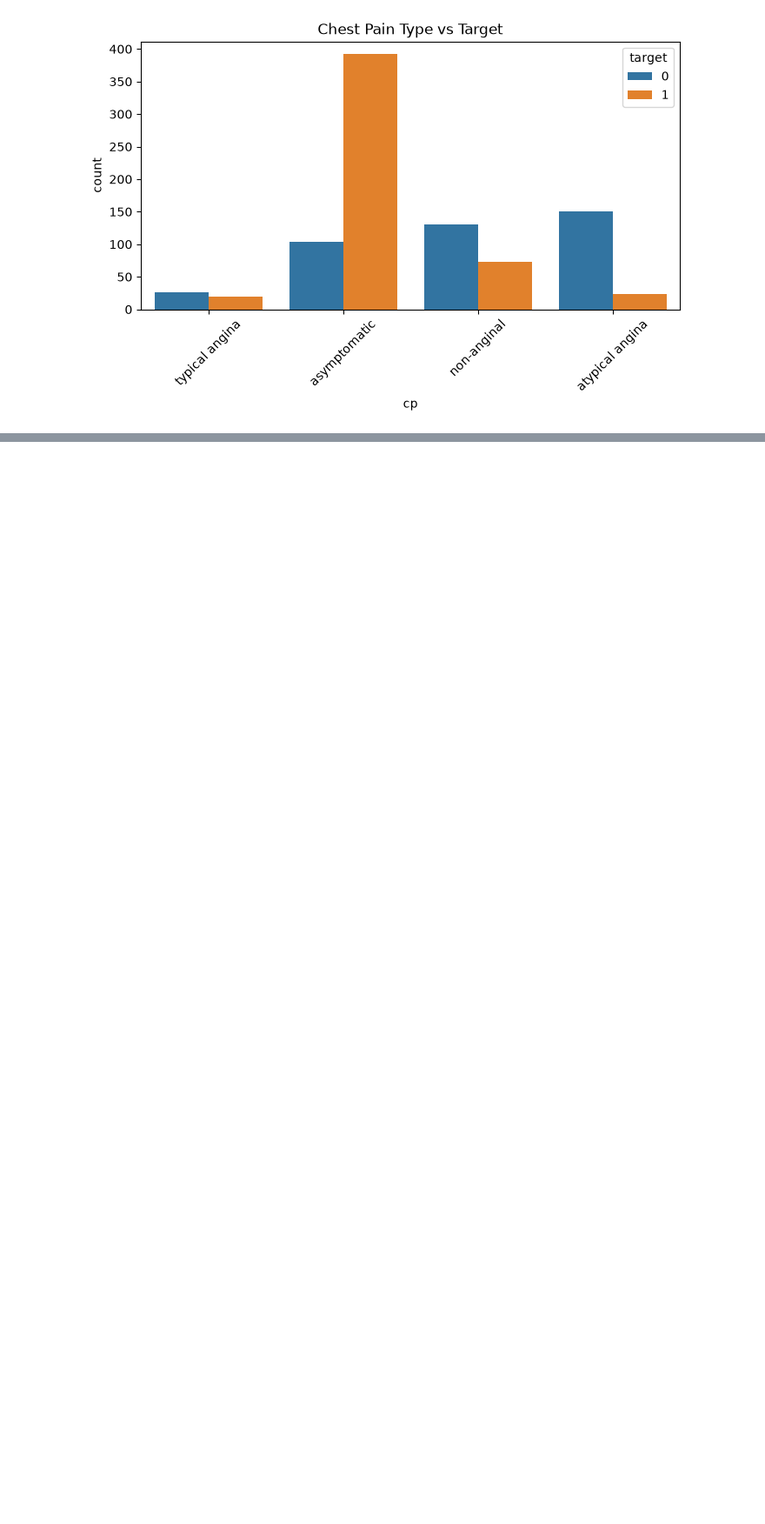
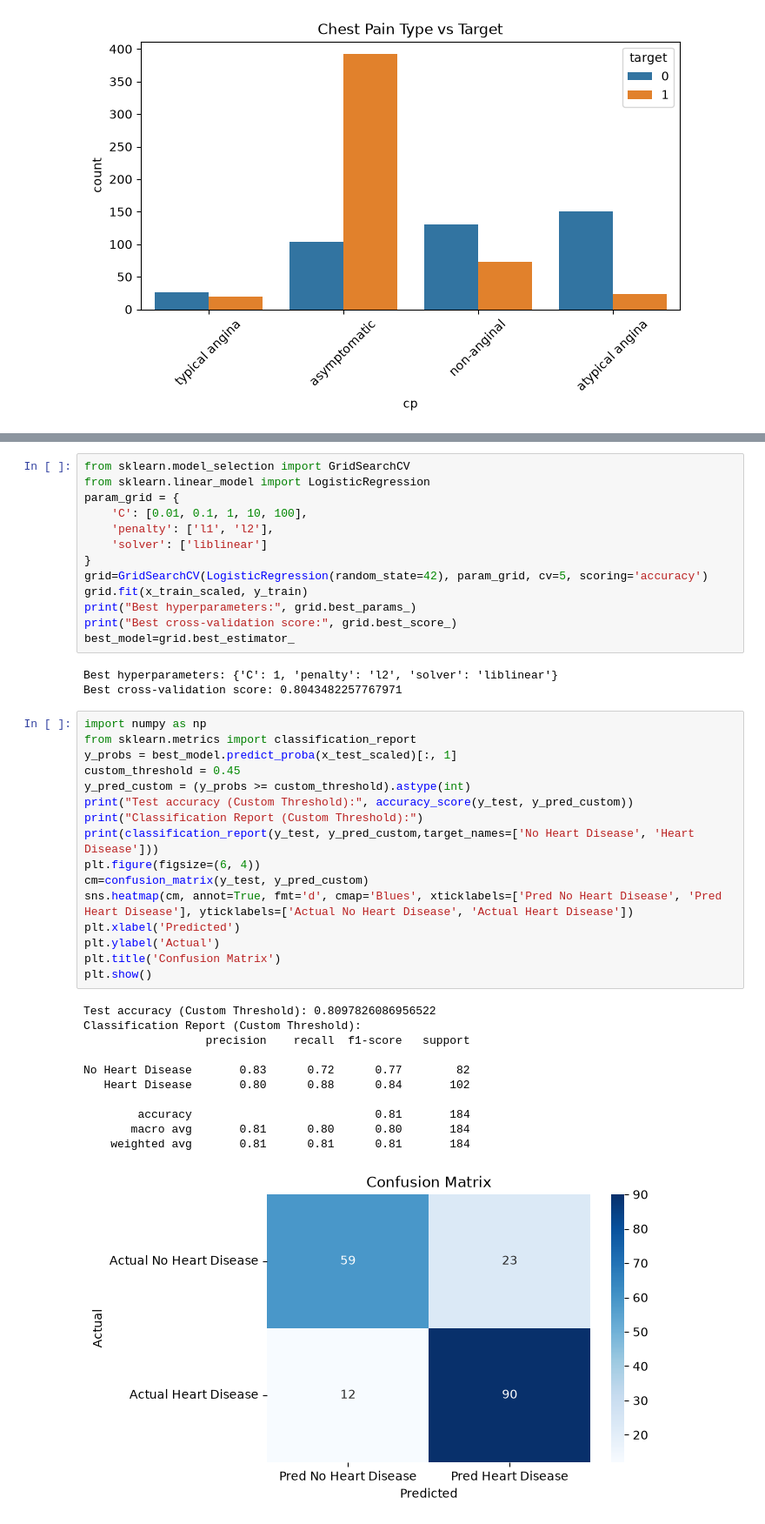
Before and after one commit to hamza-hk7440/heart-disease-prediction, a Jupyter notebook: heart_disease_analysis.ipynb, the cells around one changed output, grey strips where cells are left out. Shown at 87% size. Cells and saved outputs as stored; diff of their text form; blank space fills up the shorter version.

```diff
--- a/heart_disease_analysis.ipynb
+++ b/heart_disease_analysis.ipynb
@@ -115,0 +216,44 @@ df.head()
+# %%
+from sklearn.model_selection import GridSearchCV
+from sklearn.linear_model import LogisticRegression
+param_grid = {
+    'C': [0.01, 0.1, 1, 10, 100],
+    'penalty': ['l1', 'l2'],
+    'solver': ['liblinear']
+}
+grid=GridSearchCV(LogisticRegression(random_state=42), param_grid, cv=5, scoring='accuracy')
+grid.fit(x_train_scaled, y_train)
+print("Best hyperparameters:", grid.best_params_)
+print("Best cross-validation score:", grid.best_score_)
+best_model=grid.best_estimator_
+# %% [output]
+Best hyperparameters: {'C': 1, 'penalty': 'l2', 'solver': 'liblinear'}
+Best cross-validation score: 0.8043482257767971
+# %%
+import numpy as np
+from sklearn.metrics import classification_report
+y_probs = best_model.predict_proba(x_test_scaled)[:, 1]
+custom_threshold = 0.45
+y_pred_custom = (y_probs >= custom_threshold).astype(int)
+print("Test accuracy (Custom Threshold):", accuracy_score(y_test, y_pred_custom))
+print("Classification Report (Custom Threshold):")
+print(classification_report(y_test, y_pred_custom,target_names=['No Heart Disease', 'Heart Disease']))
+plt.figure(figsize=(6, 4))
+cm=confusion_matrix(y_test, y_pred_custom)
+sns.heatmap(cm, annot=True, fmt='d', cmap='Blues', xticklabels=['Pred No Heart Disease', 'Pred Heart Disease'], yticklabels=['Actual No Heart Disease', 'Actual Heart Disease'])
+plt.xlabel('Predicted')
+plt.ylabel('Actual')
+plt.title('Confusion Matrix')
+plt.show()
+# %% [output]
+Test accuracy (Custom Threshold): 0.8097826086956522
+Classification Report (Custom Threshold):
+                  precision    recall  f1-score   support
+
+No Heart Disease       0.83      0.72      0.77        82
+   Heart Disease       0.80      0.88      0.84       102
+
+        accuracy                           0.81       184
+       macro avg       0.81      0.80      0.80       184
+    weighted avg       0.81      0.81      0.81       184
+[figure, added]
```
Also changed, not shown: parts of 11 cells of this notebook, 5 other files.
